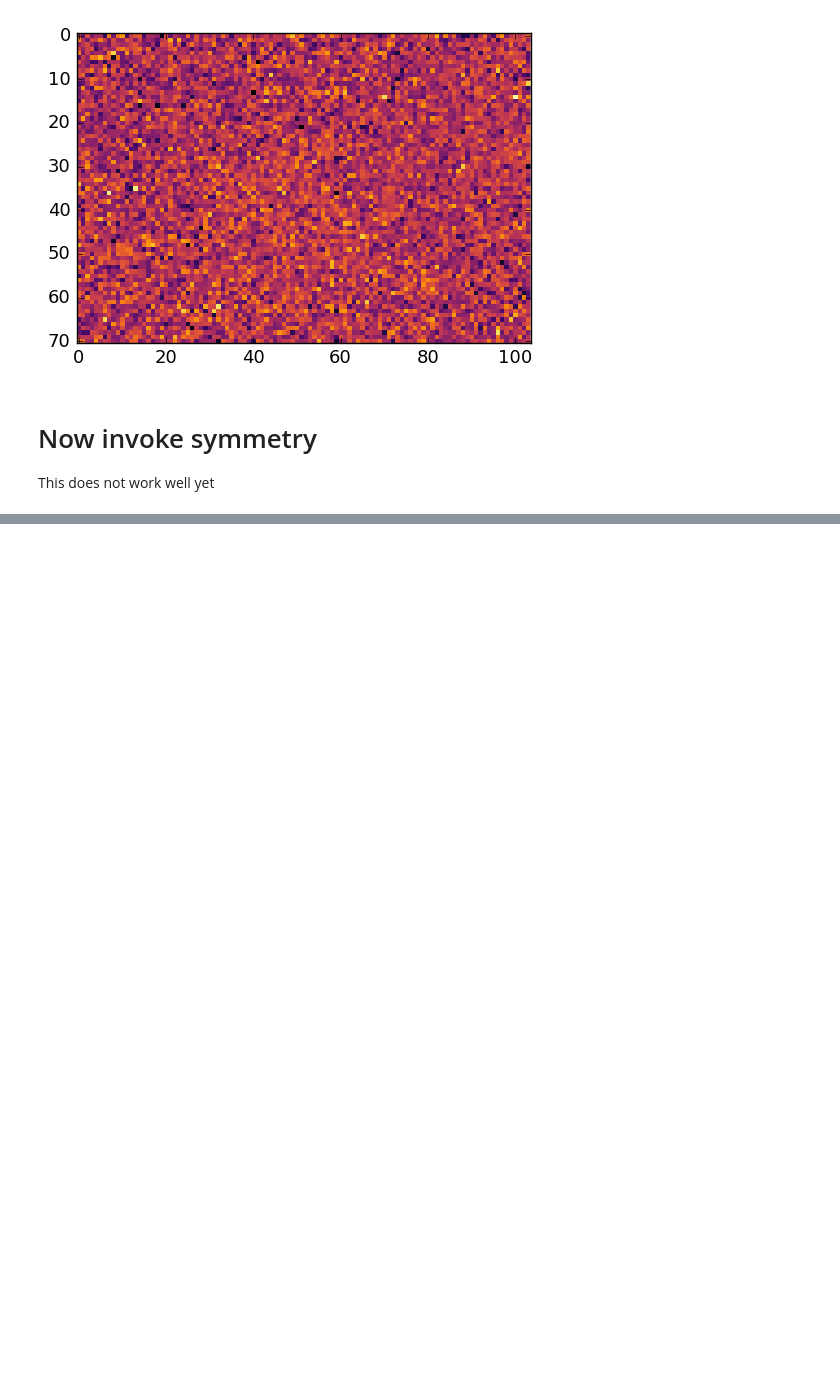
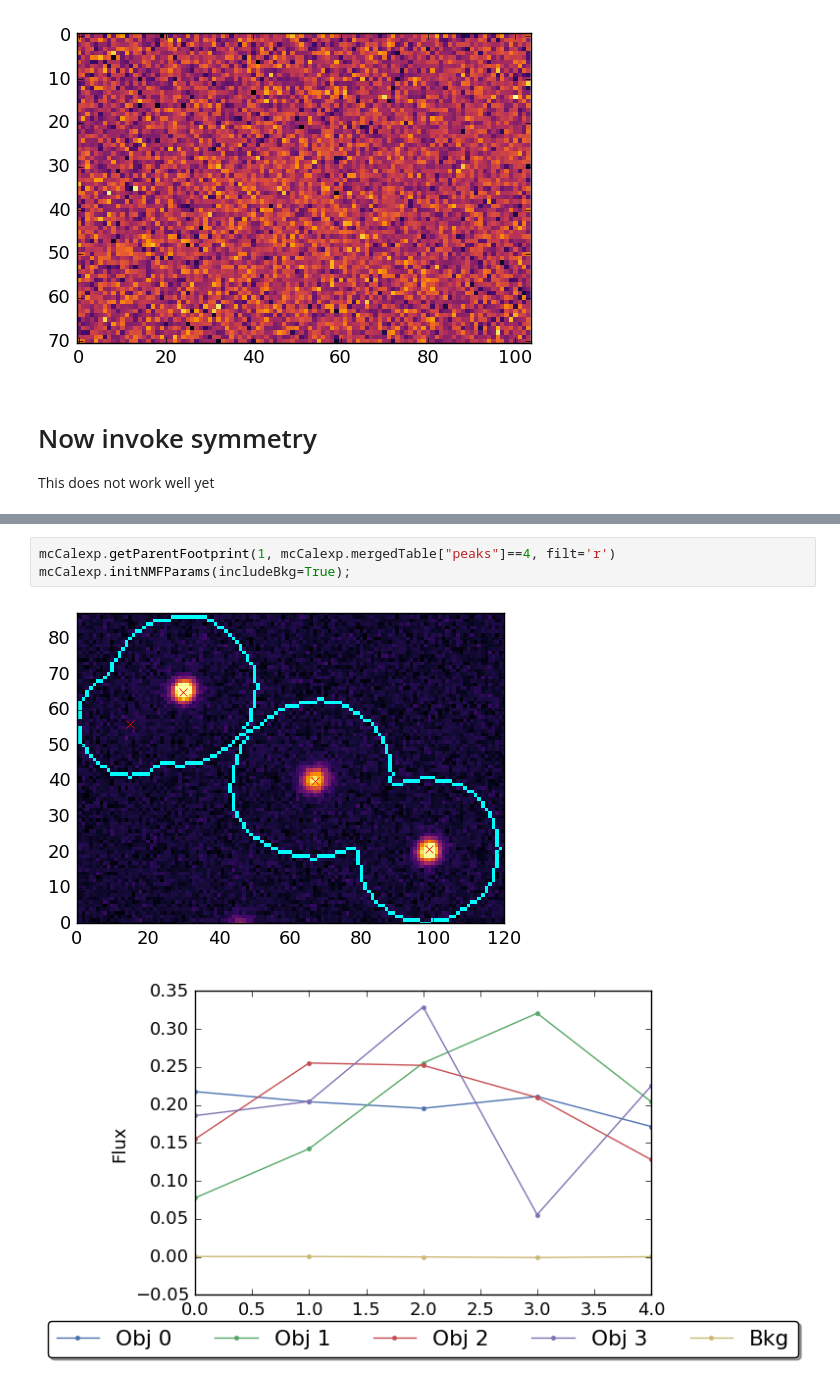
Before and after one commit to lsst/meas_deblender, a Jupyter notebook: examples/testNmfLeeSeung.ipynb, the cells around one changed output, grey strips where cells are left out. Saved outputs shown, nothing was run; the diff lists cells and outputs as text; blank space fills up the shorter version.

```diff
--- a/examples/testNmfLeeSeung.ipynb
+++ b/examples/testNmfLeeSeung.ipynb
@@ -148,0 +149,6 @@ INFO:lsst.meas.deblender:Filter y: flux=125.2, real=131.9, error=5.07%
+# %%
+mcCalexp.getParentFootprint(1, mcCalexp.mergedTable["peaks"]==4, filt='r')
+mcCalexp.initNMFParams(includeBkg=True);
+# %% [output]
+[figure, added]
+[figure, added]
```
Also changed, not shown: parts of 4 cells of this notebook, 2 other files.
